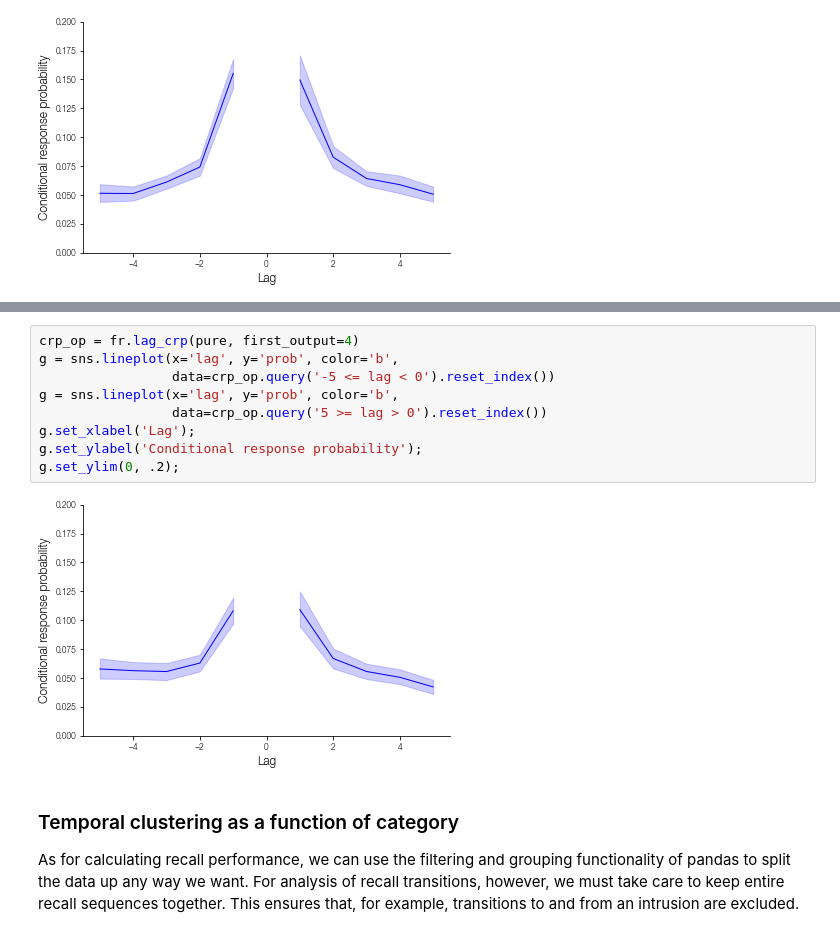
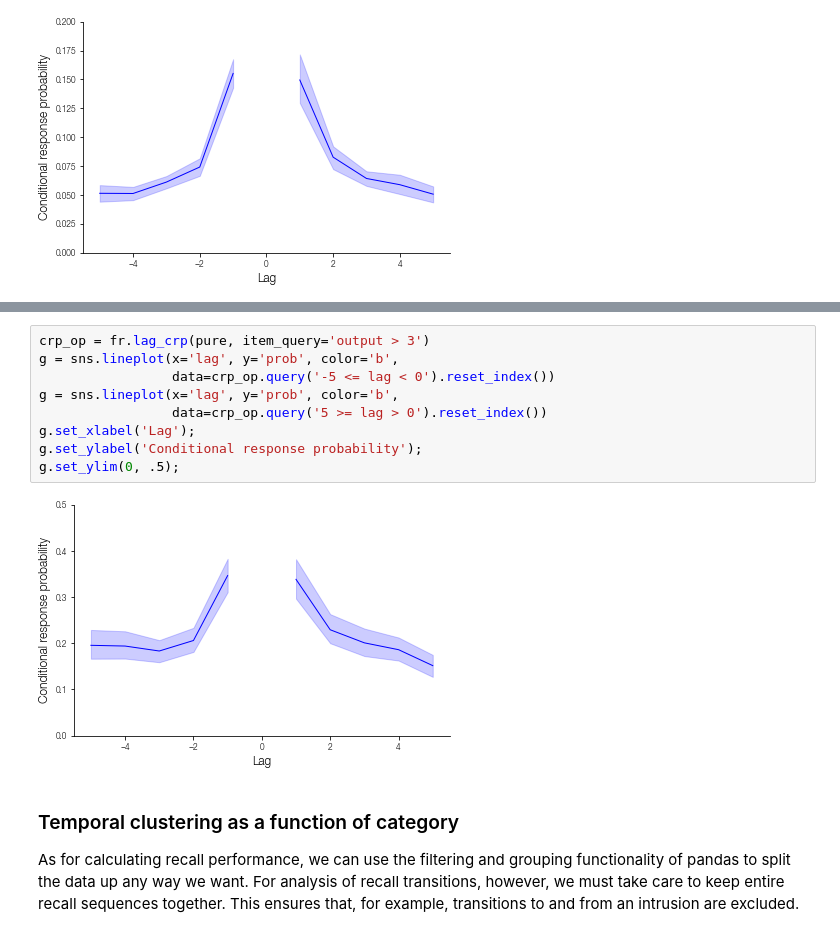
Before and after one commit to mortonne/psifr-notebooks, a Jupyter notebook: demo_clustering.ipynb, the cells around one changed output, grey strips where cells are left out. Drawn from its saved outputs; the diff is of its cells as text.

Commit message:
update for new api, fix output position masking

```diff
--- a/demo_clustering.ipynb
+++ b/demo_clustering.ipynb
@@ -84,14 +84,14 @@ We can exclude intial output positions using the start_output option.
 # %%
-crp_op = fr.lag_crp(pure, first_output=4)
+crp_op = fr.lag_crp(pure, item_query='output > 3')
 g = sns.lineplot(x='lag', y='prob', color='b',
                  data=crp_op.query('-5 <= lag < 0').reset_index())
 g = sns.lineplot(x='lag', y='prob', color='b',
                  data=crp_op.query('5 >= lag > 0').reset_index())
 g.set_xlabel('Lag');
 g.set_ylabel('Conditional response probability');
-g.set_ylim(0, .2);
+g.set_ylim(0, .5);
 # %% [output]
-[figure, old version]
+[figure, new version]
 # %% [markdown]
 ### Temporal clustering as a function of category
 
```
Also changed, not shown: parts of 8 cells of this notebook.
